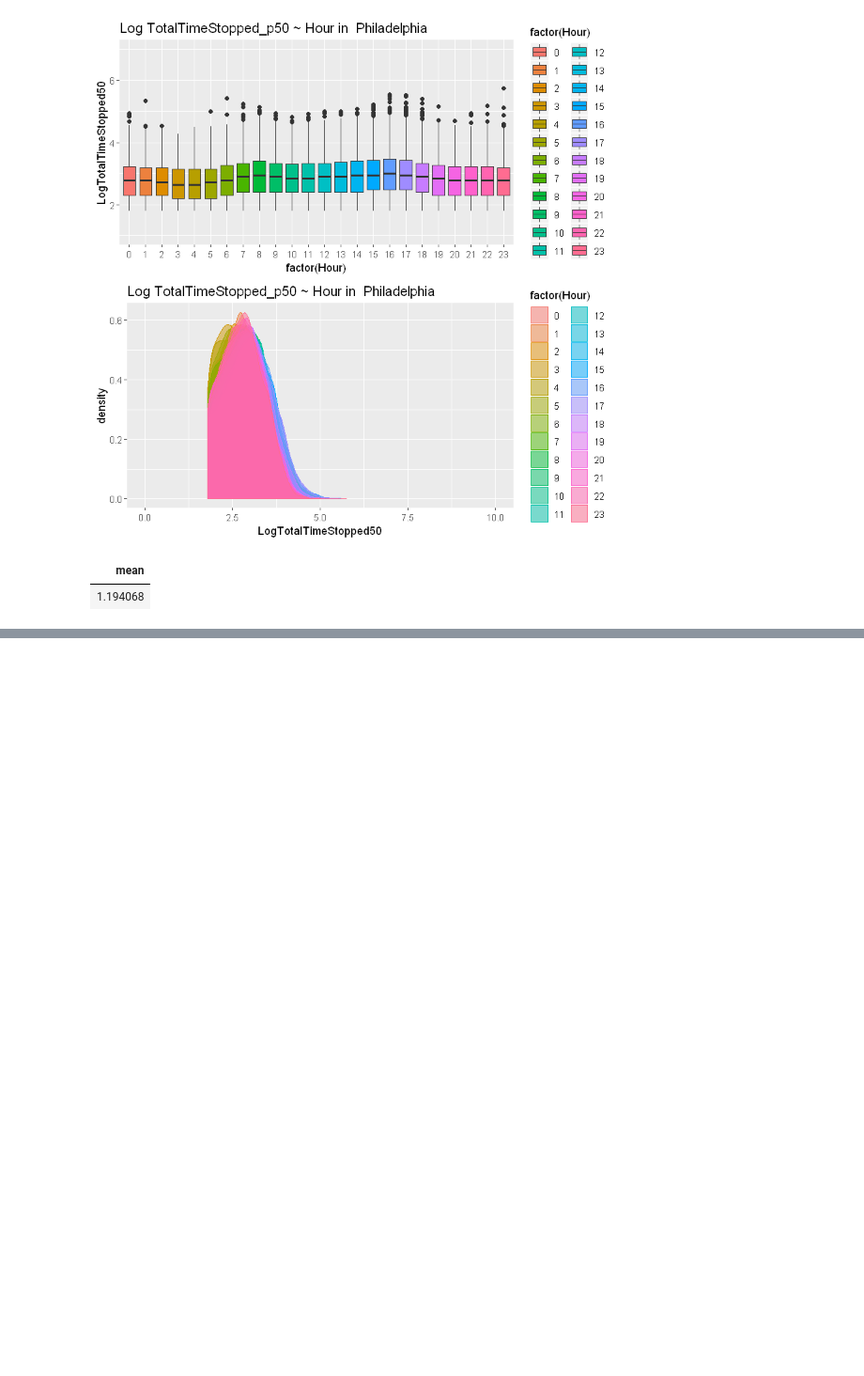
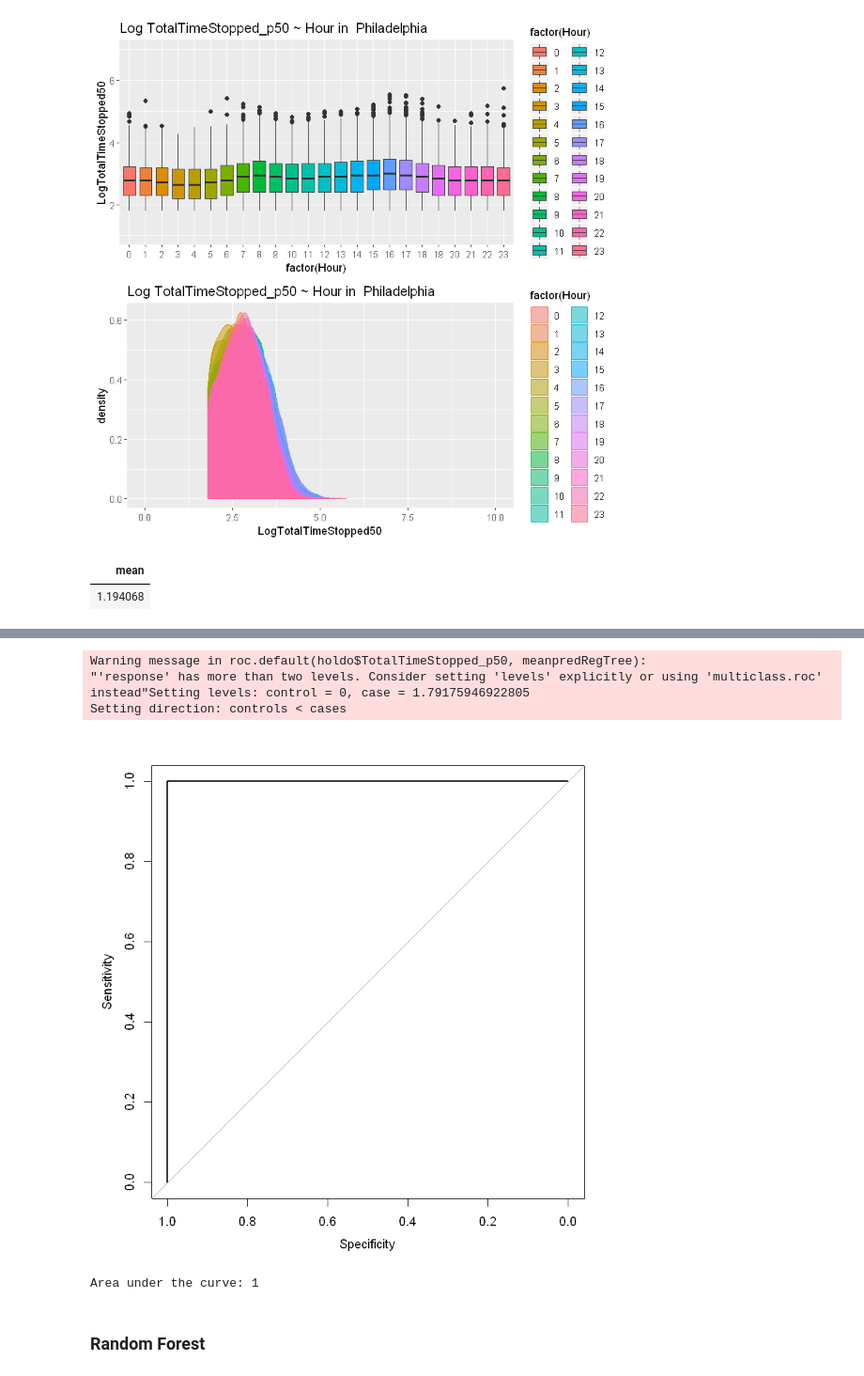
Before and after one commit to Haximilian/statistics447b, a Jupyter notebook: Statistics 447b Project - Adel.ipynb, the cells around one changed output, grey strips where cells are left out. Shown at 94% size. Drawn from its saved outputs; the diff is of its cells as text; code cells hidden in the pictures; blank space fills up the shorter version.

```diff
--- a/Statistics 447b Project - Adel.ipynb
+++ b/Statistics 447b Project - Adel.ipynb
@@ -456,0 +652,4 @@ training %>% filter(City == 'Atlanta') %>% filter(Hour == 8) %>% summarise(mean=
+# %%
+meanpredRegTree=predict(timect,newdata=holdo,type="response")
+head(meanpredRegTree)
+summary(meanpredRegTree)
@@ -456,0 +687,14 @@ training %>% filter(City == 'Atlanta') %>% filter(Hour == 8) %>% summarise(mean=
+# %%
+ROCobjectHoldout= roc(holdo$TotalTimeStopped_p50,meanpredRegTree)
+plot(ROCobjectHoldout)
+# %% [output]
+Warning message in roc.default(holdo$TotalTimeStopped_p50, meanpredRegTree):
+"'response' has more than two levels. Consider setting 'levels' explicitly or using 'multiclass.roc' instead"Setting levels: control = 0, case = 1.79175946922805
+Setting direction: controls < cases
+[figure, added]
+# %%
+auc(ROCobjectHoldout)
+# %% [output]
+Area under the curve: 1
+# %% [markdown]
+### Random Forest
```
Also changed, not shown: parts of 43 cells of this notebook.
